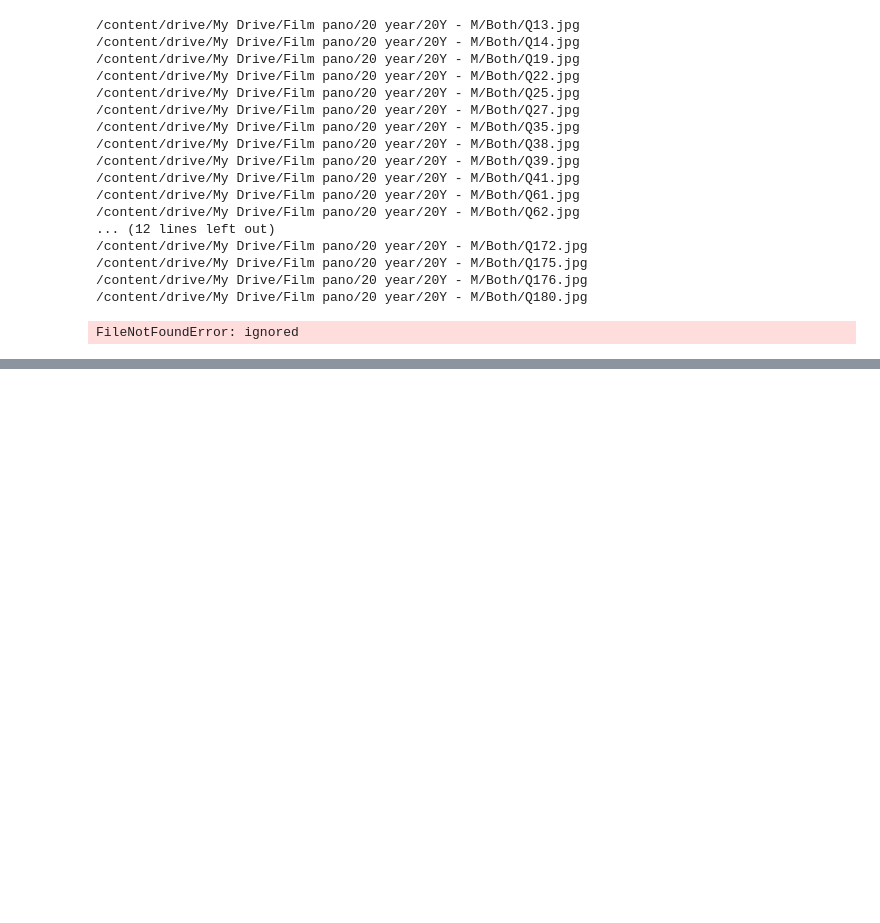
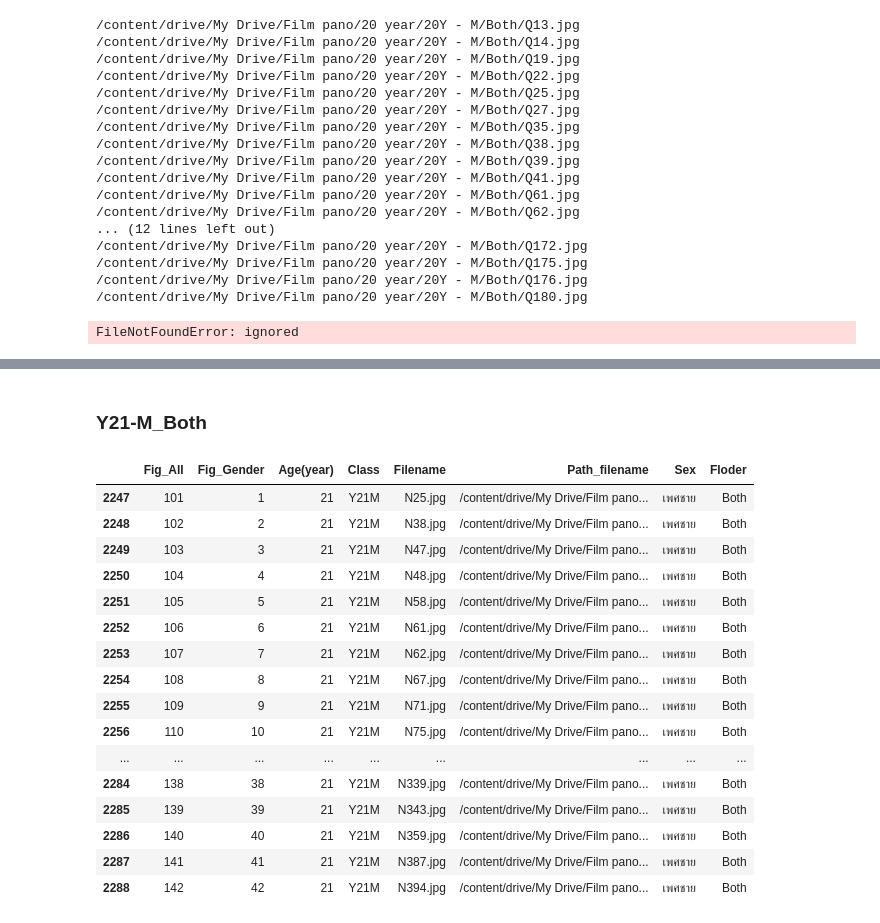
Before and after one commit to Wanita-8943/efficientnet_keras_transfer_learning, a Jupyter notebook: ตัดรูป.ipynb, the cells around one changed output, grey strips where cells are left out. Cells and saved outputs as stored; diff of their text form; code cells hidden in the pictures; blank space fills up the shorter version.

```diff
--- a/ตัดรูป.ipynb
+++ b/ตัดรูป.ipynb
@@ -3826,0 +4465,23 @@ FileNotFoundError: ignored
+# %% [markdown]
+### Y21-M_Both
+# %%
+Y21M_1 = df[(df['Class'] == 'Y21M')&(df['Floder']=='Both')] #Y21M#ชาย
+Y21M_1
+# %% [output]
+|  | Fig_All | Fig_Gender | Age(year) | Class | Filename | Path_filename | Sex | Floder |
+| 2247 | 101 | 1 | 21 | Y21M | N25.jpg | /content/drive/My Drive/Film pano... | เพศชาย | Both |
+| 2248 | 102 | 2 | 21 | Y21M | N38.jpg | /content/drive/My Drive/Film pano... | เพศชาย | Both |
+| 2249 | 103 | 3 | 21 | Y21M | N47.jpg | /content/drive/My Drive/Film pano... | เพศชาย | Both |
+| 2250 | 104 | 4 | 21 | Y21M | N48.jpg | /content/drive/My Drive/Film pano... | เพศชาย | Both |
+| 2251 | 105 | 5 | 21 | Y21M | N58.jpg | /content/drive/My Drive/Film pano... | เพศชาย | Both |
+| 2252 | 106 | 6 | 21 | Y21M | N61.jpg | /content/drive/My Drive/Film pano... | เพศชาย | Both |
+| 2253 | 107 | 7 | 21 | Y21M | N62.jpg | /content/drive/My Drive/Film pano... | เพศชาย | Both |
+| 2254 | 108 | 8 | 21 | Y21M | N67.jpg | /content/drive/My Drive/Film pano... | เพศชาย | Both |
+| 2255 | 109 | 9 | 21 | Y21M | N71.jpg | /content/drive/My Drive/Film pano... | เพศชาย | Both |
+| 2256 | 110 | 10 | 21 | Y21M | N75.jpg | /content/drive/My Drive/Film pano... | เพศชาย | Both |
+| ... | ... | ... | ... | ... | ... | ... | ... | ... |
+| 2284 | 138 | 38 | 21 | Y21M | N339.jpg | /content/drive/My Drive/Film pano... | เพศชาย | Both |
+| 2285 | 139 | 39 | 21 | Y21M | N343.jpg | /content/drive/My Drive/Film pano... | เพศชาย | Both |
+| 2286 | 140 | 40 | 21 | Y21M | N359.jpg | /content/drive/My Drive/Film pano... | เพศชาย | Both |
+| 2287 | 141 | 41 | 21 | Y21M | N387.jpg | /content/drive/My Drive/Film pano... | เพศชาย | Both |
+| 2288 | 142 | 42 | 21 | Y21M | N394.jpg | /content/drive/My Drive/Film pano... | เพศชาย | Both |
```
Also changed, not shown: parts of 133 cells of this notebook.
